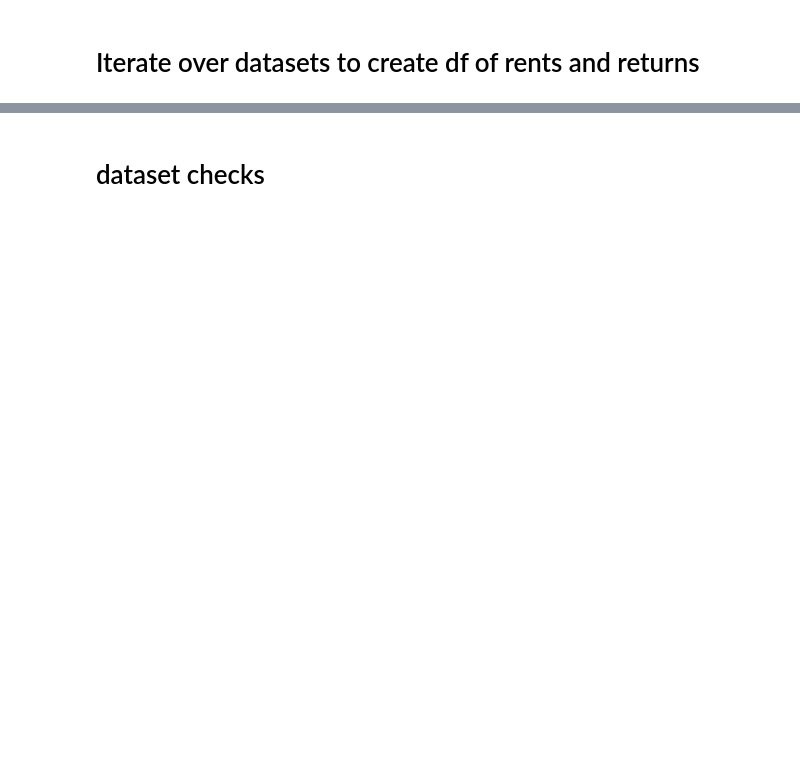
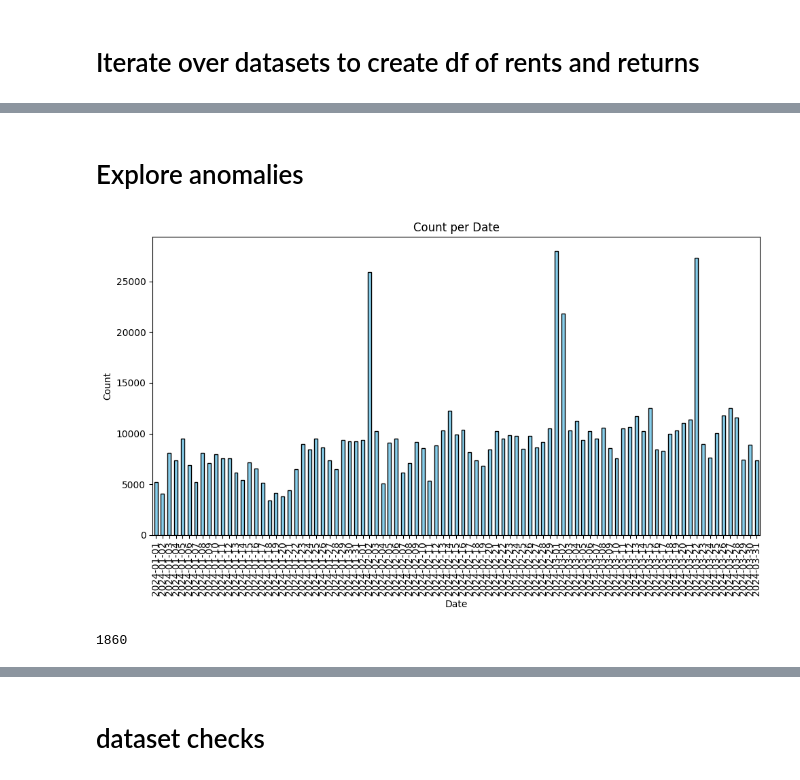
Before and after one commit to Vsinichenko/Forecasting_bike_sharing_availability, a Jupyter notebook: notebooks/02 Transform nextbike dataset into supply-demand.ipynb, the cells around one changed output, grey strips where cells are left out. Cells and saved outputs as stored; diff of their text form; code cells hidden in the pictures; blank space fills up the shorter version.

```diff
--- a/notebooks/02 Transform nextbike dataset into supply-demand.ipynb
+++ b/notebooks/02 Transform nextbike dataset into supply-demand.ipynb
@@ -211,0 +192,2 @@ df.to_pickle("../data/df.reserve.pkl")
+# %% [markdown]
+# Explore anomalies
@@ -211,0 +196,21 @@ df.to_pickle("../data/df.reserve.pkl")
+# %%
+date_counts = df.groupby("date").size()
+
+plt.figure(figsize=(10, 6))
+date_counts.plot(kind='bar', color='skyblue', edgecolor='black')
+
+# Add labels and title
+plt.xlabel('Date')
+plt.ylabel('Count')
+plt.title('Count per Date')
+plt.xticks(rotation=90)
+plt.tight_layout()
+
+# Show plot
+plt.show()
+# %% [output]
+[figure, added]
+# %%
+len(df.bike_number.unique())
+# %% [output]
+1860
```
Also changed, not shown: parts of 40 cells of this notebook.
